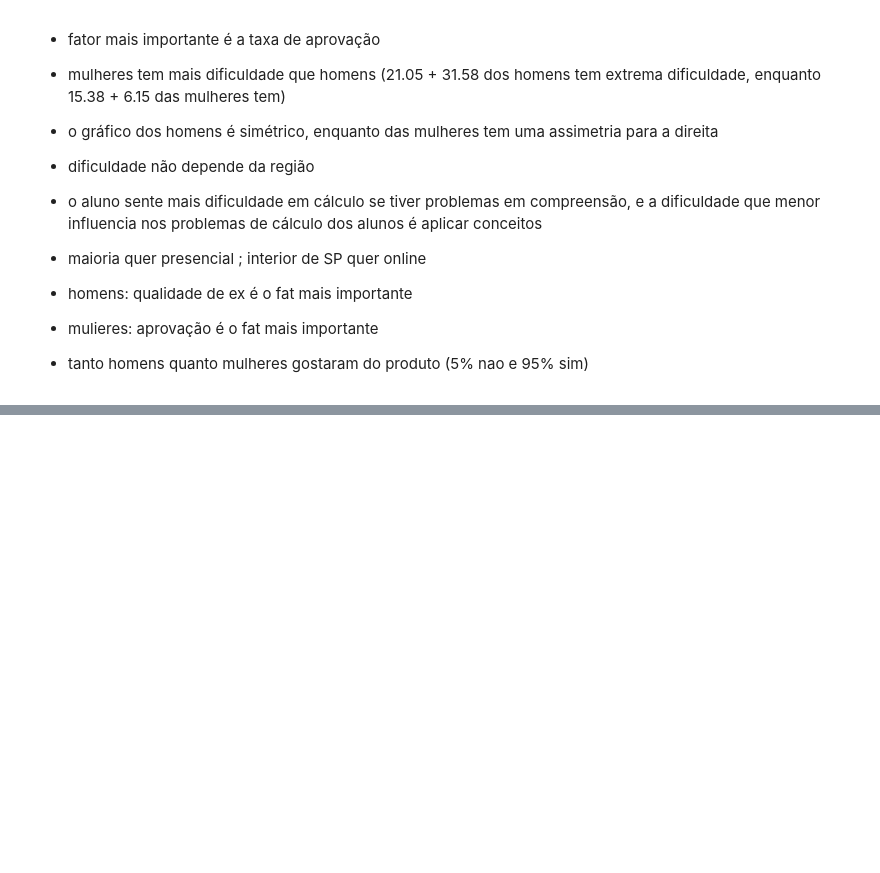
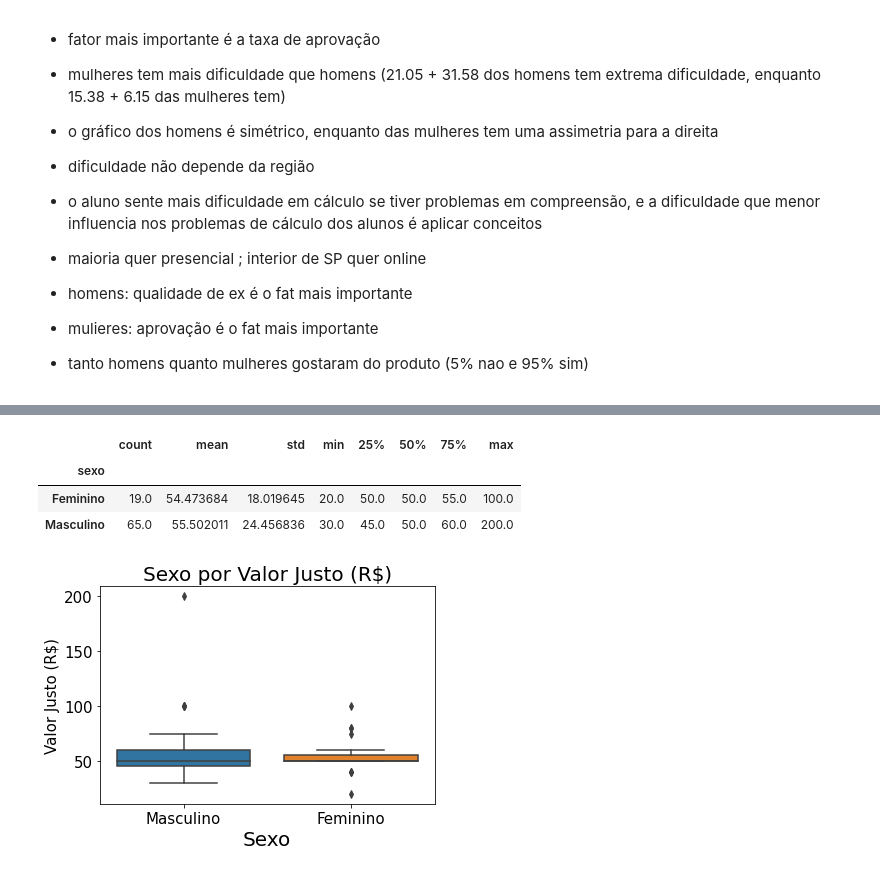
Before and after one commit to JoaoVitorBranco/T1-Estatisitca, a Jupyter notebook: T1_estatistica.ipynb, the cells around one changed output, grey strips where cells are left out. Cells and saved outputs as stored; diff of their text form; code cells hidden in the pictures; blank space fills up the shorter version.

```diff
--- a/T1_estatistica.ipynb
+++ b/T1_estatistica.ipynb
@@ -856,0 +880,8 @@ de cálculo dos alunos é aplicar conceitos
+# %%
+relQualQuant(df, cQual="sexo", cQuant="valor_justo", titulo="Sexo por Valor Justo (R$)", xlabel="Sexo", ylabel="Valor Justo (R$)", tradutor=contrario_trocando_sexo)
+# %% [output]
+|  | count | mean | std | min | 25% | 50% | 75% | max |
+| sexo |  |  |  |  |  |  |  |  |
+| Feminino | 19.0 | 54.473684 | 18.019645 | 20.0 | 50.0 | 50.0 | 55.0 | 100.0 |
+| Masculino | 65.0 | 55.502011 | 24.456836 | 30.0 | 45.0 | 50.0 | 60.0 | 200.0 |
+[figure, added]
```
Also changed, not shown: parts of 30 cells of this notebook.
